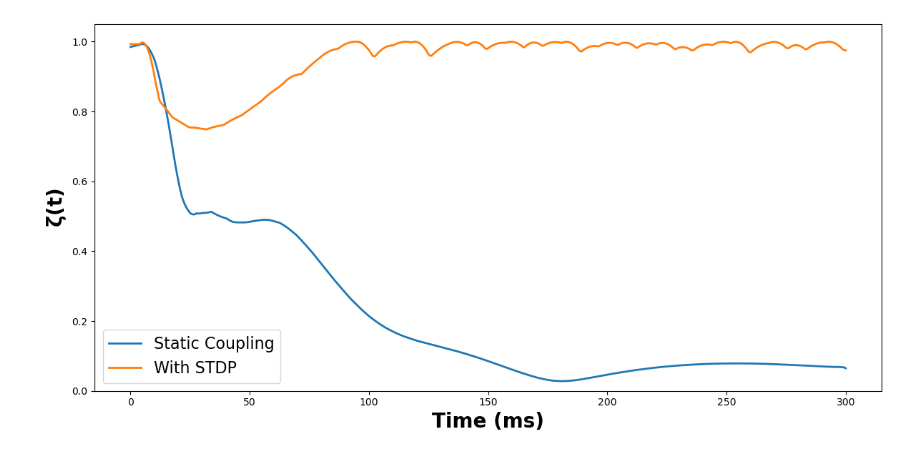
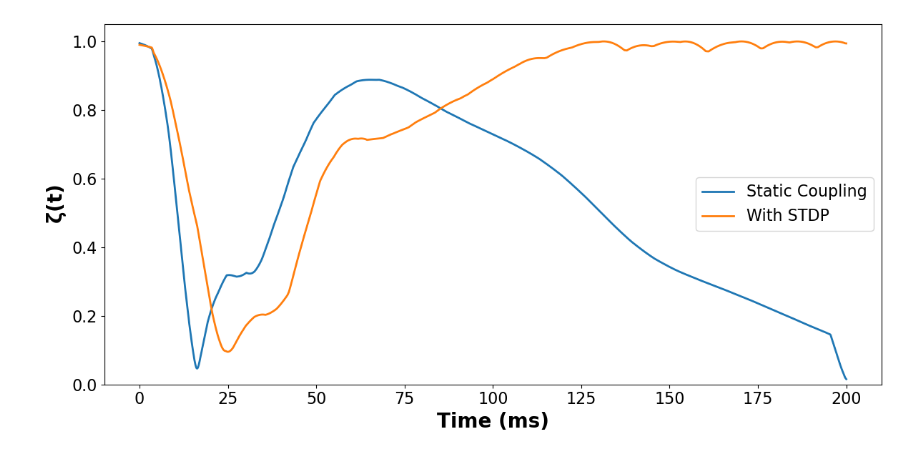
Before and after one commit to davidkelly2002/Mathematical-Biology-Project, a Jupyter notebook: Project.ipynb, the cells around one changed output. Cells and saved outputs as stored; diff of their text form; code cells hidden in the pictures.

```diff
--- a/Project.ipynb
+++ b/Project.ipynb
@@ -173,7 +92,7 @@ A_plus  = A_minus  = 2.0
 tau_plus= tau_minus = 10.0
 tc      = 3.0               # STDP time window (ms)
 
-t_total = 300.0
+t_total = 200.0
 dt      = 0.001
 t_eval  = np.arange(0, t_total, dt)
 
@@ -288,8 +207,10 @@ for i in range(N):
 plt.xlabel("Time (ms)", fontsize=20, fontweight='bold')
 plt.ylabel("Voltage (mV)", fontsize=20, fontweight='bold')
 plt.legend(fontsize=16, loc='upper right')
+plt.xticks(fontsize=16)
+plt.yticks(fontsize=16)
 plt.tight_layout()
-plt.savefig('WithoutSTDPInhibitory')
+plt.savefig('WithoutSTDPInhibitory.png')
 plt.show()
 
 plt.figure(figsize=(12,8))
@@ -299,7 +220,9 @@ for i in range(N):
 plt.xlabel("Time (ms)", fontsize=20, fontweight='bold')
 plt.ylabel("Voltage (mV)", fontsize=20, fontweight='bold')
 plt.legend(fontsize=16, loc='upper right')
+plt.xticks(fontsize=16)
+plt.yticks(fontsize=16)
 plt.tight_layout()
-plt.savefig('WithSTDPInhibitory')
+plt.savefig('WithSTDPInhibitory.png')
 plt.show()
 # %% [output]
@@ -383,7 +308,7 @@ A_plus  = A_minus  = 2.0
 tau_plus= tau_minus = 10.0
 tc      = 3.0               # STDP time window (ms)
 
-t_total = 300.0
+t_total = 200.0
 dt      = 0.001
 t_eval  = np.arange(0, t_total, dt)
 
@@ -498,8 +423,10 @@ for i in range(N):
 plt.xlabel("Time (ms)", fontsize=20, fontweight='bold')
 plt.ylabel("Voltage (mV)", fontsize=20, fontweight='bold')
 plt.legend(fontsize=16, loc='upper right')
+plt.xticks(fontsize=16)
+plt.yticks(fontsize=16)
 plt.tight_layout()
-plt.savefig('WithoutSTDPExcitatory')
+plt.savefig('WithoutSTDPExcitatory.png')
 plt.show()
 
 plt.figure(figsize=(12,8))
@@ -509,6 +436,8 @@ for i in range(N):
 plt.xlabel("Time (ms)", fontsize=20, fontweight='bold')
 plt.ylabel("Voltage (mV)", fontsize=20, fontweight='bold')
 plt.legend(fontsize=16, loc='upper right')
+plt.xticks(fontsize=16)
+plt.yticks(fontsize=16)
 plt.tight_layout()
-plt.savefig('WithSTDPExcitatory')
+plt.savefig('WithSTDPExcitatory.png')
 plt.show()
@@ -546,31 +478,33 @@ def compute_phases_and_R(V_traces, t_eval, thresh=-30.0):
         ext = np.concatenate(([st[0]-isi], st, [st[-1]+isi]))
         for k in range(len(ext)-1):
             t0, t1 = ext[k], ext[k+1]
             mask = (t_eval >= t0) & (t_eval < t1)
             phases[i,mask] = 2*np.pi * (t_eval[mask] - t0) / (t1 - t0)
 
     # 3) compute R(t)
     R = np.abs(np.sum(np.exp(1j * phases), axis=0) / N)
     return phases, R
 
 # Extract voltage traces (rows 0..N-1 of your solution arrays)
 V_static = sol_static[:N, :]   # shape (N, len(t_eval))
 V_stdp   = Y_stdp[:N,   :]
 
 # Compute phases and R
 _, R_static = compute_phases_and_R(V_static, t_eval)
 _, R_stdp   = compute_phases_and_R(V_stdp,   t_eval)
 
 # 4) plot
 plt.figure(figsize=(12,6))
 plt.plot(t_eval, R_static, label='Static Coupling', linewidth=2)
 plt.plot(t_eval, R_stdp,   label='With STDP',     linewidth=2)
 plt.xlabel("Time (ms)",           fontsize=20, fontweight = 'bold')
 plt.ylabel(r"$\mathbf{\zeta(t)}$",     fontsize=20, fontweight = 'bold')
 plt.ylim(0, 1.05)
 plt.legend(fontsize=16)
+plt.xticks(fontsize=16)
+plt.yticks(fontsize=16)
 plt.tight_layout()
 plt.savefig('KuramatoExcit.png')
 plt.show()
 # %% [output]
-[figure, old version]
+[figure, new version]
```
Also changed, not shown: parts of 8 cells of this notebook.
